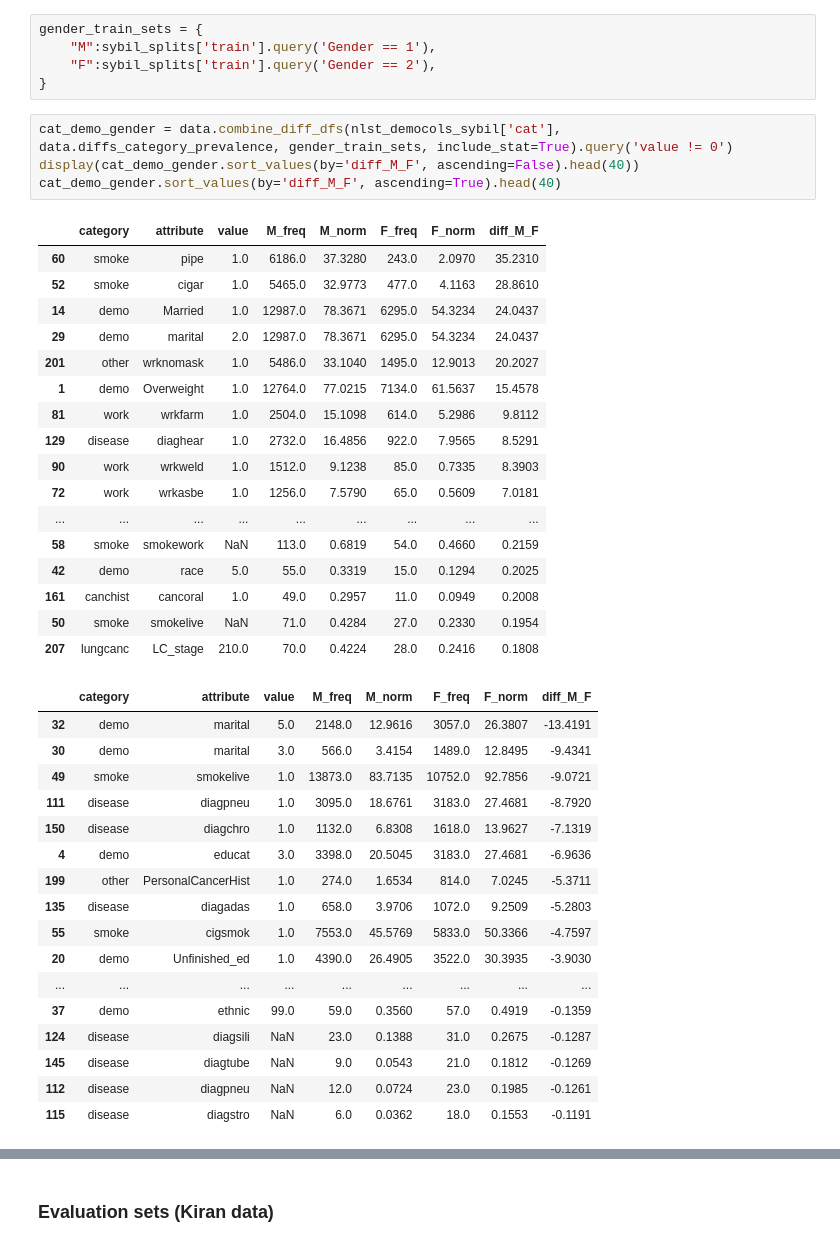
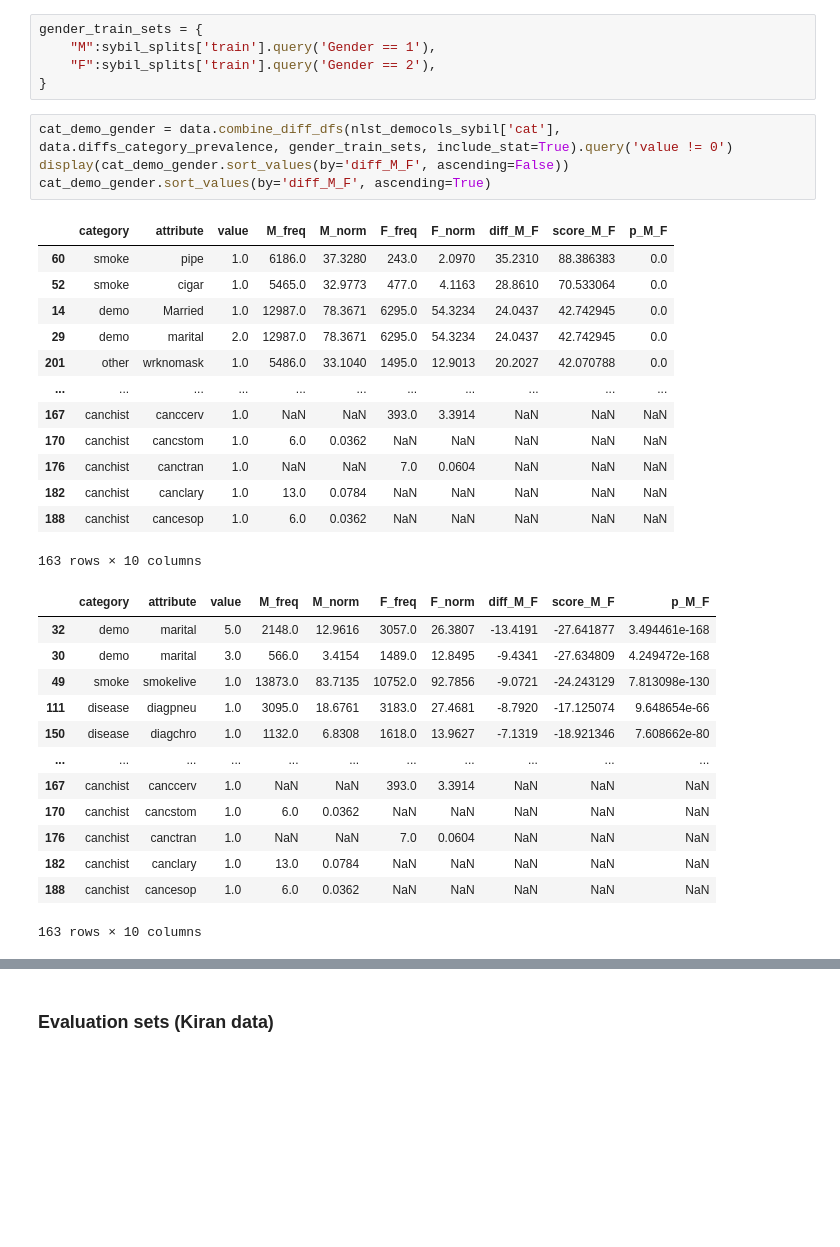
Before and after one commit to DIAGNijmegen/bodyct-lung-malignancy-fairness, a Jupyter notebook: nlst/nlst_traininfo.ipynb, the cells around one changed output, grey strips where cells are left out. Drawn from its saved outputs; the diff is of its cells as text; blank space fills up the shorter version.

Commit message:
p-test returning incredibly small p-values

```diff
--- a/nlst/nlst_traininfo.ipynb
+++ b/nlst/nlst_traininfo.ipynb
@@ -684,43 +684,35 @@ gender_train_sets = {
 }
 # %%
 cat_demo_gender = data.combine_diff_dfs(nlst_democols_sybil['cat'], data.diffs_category_prevalence, gender_train_sets, include_stat=True).query('value != 0')
-display(cat_demo_gender.sort_values(by='diff_M_F', ascending=False).head(40))
-cat_demo_gender.sort_values(by='diff_M_F', ascending=True).head(40)
+display(cat_demo_gender.sort_values(by='diff_M_F', ascending=False))
+cat_demo_gender.sort_values(by='diff_M_F', ascending=True)
 # %% [output]
-|  | category | attribute | value | M_freq | M_norm | F_freq | F_norm | diff_M_F |
-| 60 | smoke | pipe | 1.0 | 6186.0 | 37.3280 | 243.0 | 2.0970 | 35.2310 |
-| 52 | smoke | cigar | 1.0 | 5465.0 | 32.9773 | 477.0 | 4.1163 | 28.8610 |
-| 14 | demo | Married | 1.0 | 12987.0 | 78.3671 | 6295.0 | 54.3234 | 24.0437 |
-| 29 | demo | marital | 2.0 | 12987.0 | 78.3671 | 6295.0 | 54.3234 | 24.0437 |
-| 201 | other | wrknomask | 1.0 | 5486.0 | 33.1040 | 1495.0 | 12.9013 | 20.2027 |
-| 1 | demo | Overweight | 1.0 | 12764.0 | 77.0215 | 7134.0 | 61.5637 | 15.4578 |
-| 81 | work | wrkfarm | 1.0 | 2504.0 | 15.1098 | 614.0 | 5.2986 | 9.8112 |
-| 129 | disease | diaghear | 1.0 | 2732.0 | 16.4856 | 922.0 | 7.9565 | 8.5291 |
-| 90 | work | wrkweld | 1.0 | 1512.0 | 9.1238 | 85.0 | 0.7335 | 8.3903 |
-| 72 | work | wrkasbe | 1.0 | 1256.0 | 7.5790 | 65.0 | 0.5609 | 7.0181 |
-| ... | ... | ... | ... | ... | ... | ... | ... | ... |
-| 58 | smoke | smokework | NaN | 113.0 | 0.6819 | 54.0 | 0.4660 | 0.2159 |
-| 42 | demo | race | 5.0 | 55.0 | 0.3319 | 15.0 | 0.1294 | 0.2025 |
-| 161 | canchist | cancoral | 1.0 | 49.0 | 0.2957 | 11.0 | 0.0949 | 0.2008 |
-| 50 | smoke | smokelive | NaN | 71.0 | 0.4284 | 27.0 | 0.2330 | 0.1954 |
-| 207 | lungcanc | LC_stage | 210.0 | 70.0 | 0.4224 | 28.0 | 0.2416 | 0.1808 |
+|  | category | attribute | value | M_freq | M_norm | F_freq | F_norm | diff_M_F | score_M_F | p_M_F |
+| 60 | smoke | pipe | 1.0 | 6186.0 | 37.3280 | 243.0 | 2.0970 | 35.2310 | 88.386383 | 0.0 |
+| 52 | smoke | cigar | 1.0 | 5465.0 | 32.9773 | 477.0 | 4.1163 | 28.8610 | 70.533064 | 0.0 |
+| 14 | demo | Married | 1.0 | 12987.0 | 78.3671 | 6295.0 | 54.3234 | 24.0437 | 42.742945 | 0.0 |
+| 29 | demo | marital | 2.0 | 12987.0 | 78.3671 | 6295.0 | 54.3234 | 24.0437 | 42.742945 | 0.0 |
+| 201 | other | wrknomask | 1.0 | 5486.0 | 33.1040 | 1495.0 | 12.9013 | 20.2027 | 42.070788 | 0.0 |
+| ... | ... | ... | ... | ... | ... | ... | ... | ... | ... | ... |
+| 167 | canchist | canccerv | 1.0 | NaN | NaN | 393.0 | 3.3914 | NaN | NaN | NaN |
+| 170 | canchist | cancstom | 1.0 | 6.0 | 0.0362 | NaN | NaN | NaN | NaN | NaN |
+| 176 | canchist | canctran | 1.0 | NaN | NaN | 7.0 | 0.0604 | NaN | NaN | NaN |
+| 182 | canchist | canclary | 1.0 | 13.0 | 0.0784 | NaN | NaN | NaN | NaN | NaN |
+| 188 | canchist | cancesop | 1.0 | 6.0 | 0.0362 | NaN | NaN | NaN | NaN | NaN |
+163 rows × 10 columns
-|  | category | attribute | value | M_freq | M_norm | F_freq | F_norm | diff_M_F |
-| 32 | demo | marital | 5.0 | 2148.0 | 12.9616 | 3057.0 | 26.3807 | -13.4191 |
-| 30 | demo | marital | 3.0 | 566.0 | 3.4154 | 1489.0 | 12.8495 | -9.4341 |
-| 49 | smoke | smokelive | 1.0 | 13873.0 | 83.7135 | 10752.0 | 92.7856 | -9.0721 |
-| 111 | disease | diagpneu | 1.0 | 3095.0 | 18.6761 | 3183.0 | 27.4681 | -8.7920 |
-| 150 | disease | diagchro | 1.0 | 1132.0 | 6.8308 | 1618.0 | 13.9627 | -7.1319 |
-| 4 | demo | educat | 3.0 | 3398.0 | 20.5045 | 3183.0 | 27.4681 | -6.9636 |
-| 199 | other | PersonalCancerHist | 1.0 | 274.0 | 1.6534 | 814.0 | 7.0245 | -5.3711 |
-| 135 | disease | diagadas | 1.0 | 658.0 | 3.9706 | 1072.0 | 9.2509 | -5.2803 |
-| 55 | smoke | cigsmok | 1.0 | 7553.0 | 45.5769 | 5833.0 | 50.3366 | -4.7597 |
-| 20 | demo | Unfinished_ed | 1.0 | 4390.0 | 26.4905 | 3522.0 | 30.3935 | -3.9030 |
-| ... | ... | ... | ... | ... | ... | ... | ... | ... |
-| 37 | demo | ethnic | 99.0 | 59.0 | 0.3560 | 57.0 | 0.4919 | -0.1359 |
-| 124 | disease | diagsili | NaN | 23.0 | 0.1388 | 31.0 | 0.2675 | -0.1287 |
-| 145 | disease | diagtube | NaN | 9.0 | 0.0543 | 21.0 | 0.1812 | -0.1269 |
-| 112 | disease | diagpneu | NaN | 12.0 | 0.0724 | 23.0 | 0.1985 | -0.1261 |
-| 115 | disease | diagstro | NaN | 6.0 | 0.0362 | 18.0 | 0.1553 | -0.1191 |
+|  | category | attribute | value | M_freq | M_norm | F_freq | F_norm | diff_M_F | score_M_F | p_M_F |
+| 32 | demo | marital | 5.0 | 2148.0 | 12.9616 | 3057.0 | 26.3807 | -13.4191 | -27.641877 | 3.494461e-168 |
+| 30 | demo | marital | 3.0 | 566.0 | 3.4154 | 1489.0 | 12.8495 | -9.4341 | -27.634809 | 4.249472e-168 |
+| 49 | smoke | smokelive | 1.0 | 13873.0 | 83.7135 | 10752.0 | 92.7856 | -9.0721 | -24.243129 | 7.813098e-130 |
+| 111 | disease | diagpneu | 1.0 | 3095.0 | 18.6761 | 3183.0 | 27.4681 | -8.7920 | -17.125074 | 9.648654e-66 |
+| 150 | disease | diagchro | 1.0 | 1132.0 | 6.8308 | 1618.0 | 13.9627 | -7.1319 | -18.921346 | 7.608662e-80 |
+| ... | ... | ... | ... | ... | ... | ... | ... | ... | ... | ... |
+| 167 | canchist | canccerv | 1.0 | NaN | NaN | 393.0 | 3.3914 | NaN | NaN | NaN |
+| 170 | canchist | cancstom | 1.0 | 6.0 | 0.0362 | NaN | NaN | NaN | NaN | NaN |
+| 176 | canchist | canctran | 1.0 | NaN | NaN | 7.0 | 0.0604 | NaN | NaN | NaN |
+| 182 | canchist | canclary | 1.0 | 13.0 | 0.0784 | NaN | NaN | NaN | NaN | NaN |
+| 188 | canchist | cancesop | 1.0 | 6.0 | 0.0362 | NaN | NaN | NaN | NaN | NaN |
+163 rows × 10 columns
 # %%
 display(cat_demo_gender.sort_values(by='diff_M_F', ascending=False).query('category == "lungcanc"'))
 cat_demo_gender.sort_values(by='diff_M_F', ascending=True).query('category == "lungcanc"')
```
Also changed, not shown: parts of 5 cells of this notebook, 1 other file.
